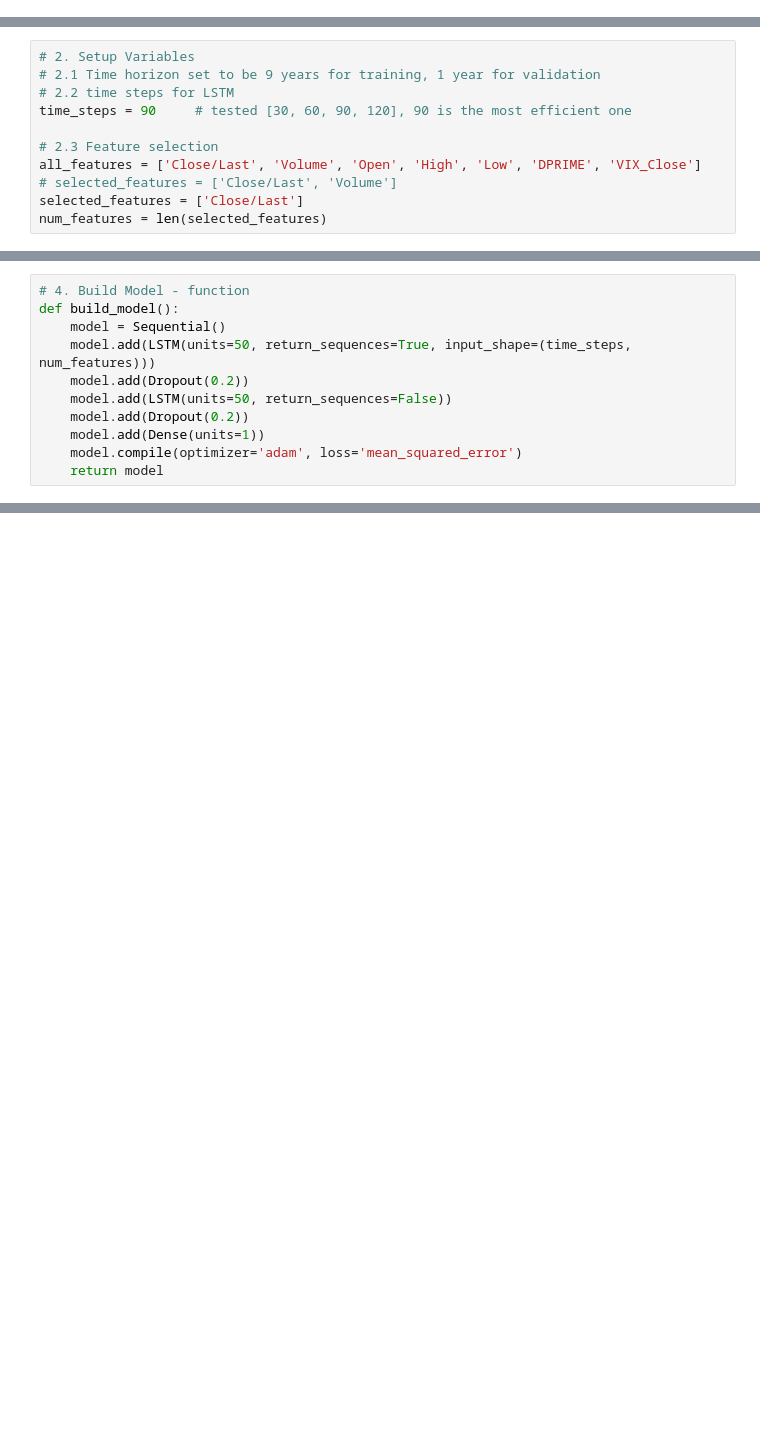
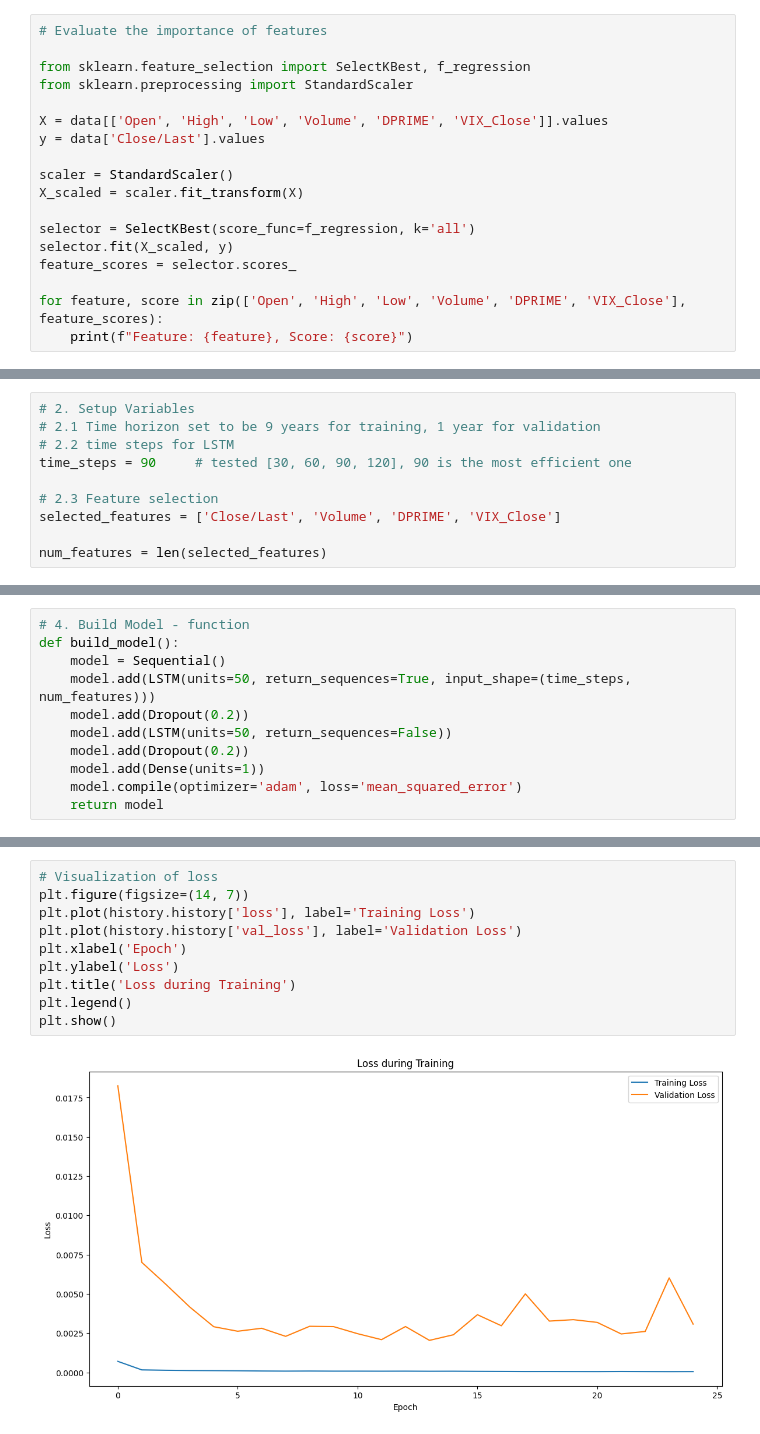
Before and after one commit to Sara-Ho99/stock-prediction, a Jupyter notebook: LSTM_5_multi_dim.ipynb, the cells around one changed output, grey strips where cells are left out. Drawn from its saved outputs; the diff is of its cells as text; blank space fills up the shorter version.

```diff
--- a/LSTM_5_multi_dim.ipynb
+++ b/LSTM_5_multi_dim.ipynb
@@ -38,3 +38,21 @@ data = data[(data.index >= start_date) & (data.index <= end_date)]
 # Split data, method 2
 train_set = data[(data.index >= '2014-06-24') & (data.index < '2023-06-24')].copy()
 valid_set = data[(data.index >= '2022-06-25') & (data.index <= '2024-06-21')].copy()
+# %%
+# Evaluate the importance of features
+
+from sklearn.feature_selection import SelectKBest, f_regression
+from sklearn.preprocessing import StandardScaler
+
+X = data[['Open', 'High', 'Low', 'Volume', 'DPRIME', 'VIX_Close']].values
+y = data['Close/Last'].values
+
+scaler = StandardScaler()
+X_scaled = scaler.fit_transform(X)
+
+selector = SelectKBest(score_func=f_regression, k='all')
+selector.fit(X_scaled, y)
+feature_scores = selector.scores_
+
+for feature, score in zip(['Open', 'High', 'Low', 'Volume', 'DPRIME', 'VIX_Close'], feature_scores):
+    print(f"Feature: {feature}, Score: {score}")
@@ -45,9 +70,8 @@ valid_set = data[(data.index >= '2022-06-25') & (data.index <= '2024-06-21')].co
 time_steps = 90     # tested [30, 60, 90, 120], 90 is the most efficient one
 
 # 2.3 Feature selection
-all_features = ['Close/Last', 'Volume', 'Open', 'High', 'Low', 'DPRIME', 'VIX_Close']
-# selected_features = ['Close/Last', 'Volume']
-selected_features = ['Close/Last']
+selected_features = ['Close/Last', 'Volume', 'DPRIME', 'VIX_Close']
+
 num_features = len(selected_features)
 # %%
 # 3. Data pre-processing
@@ -133,0 +171,12 @@ LSTM RMSE on validation set: 315.6721001658489
+# %%
+# Visualization of loss
+plt.figure(figsize=(14, 7))
+plt.plot(history.history['loss'], label='Training Loss')
+plt.plot(history.history['val_loss'], label='Validation Loss')
+plt.xlabel('Epoch')
+plt.ylabel('Loss')
+plt.title('Loss during Training')
+plt.legend()
+plt.show()
+# %% [output]
+[figure, added]
```
Also changed, not shown: parts of 4 cells of this notebook.
